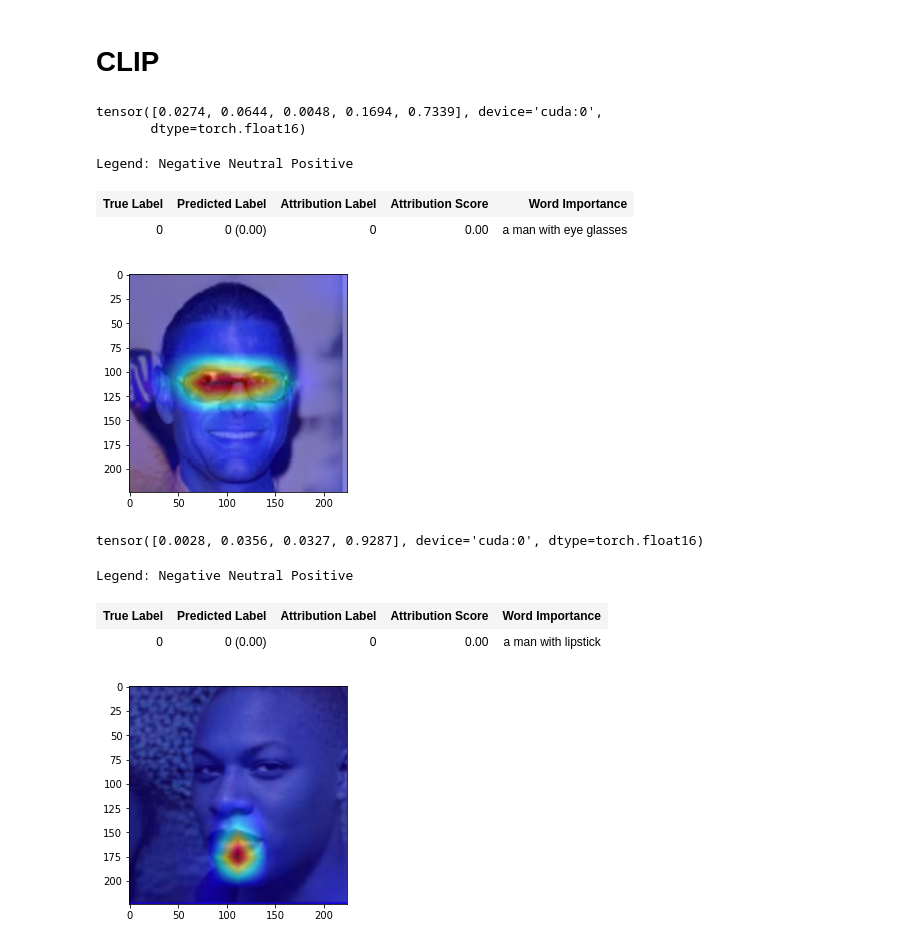
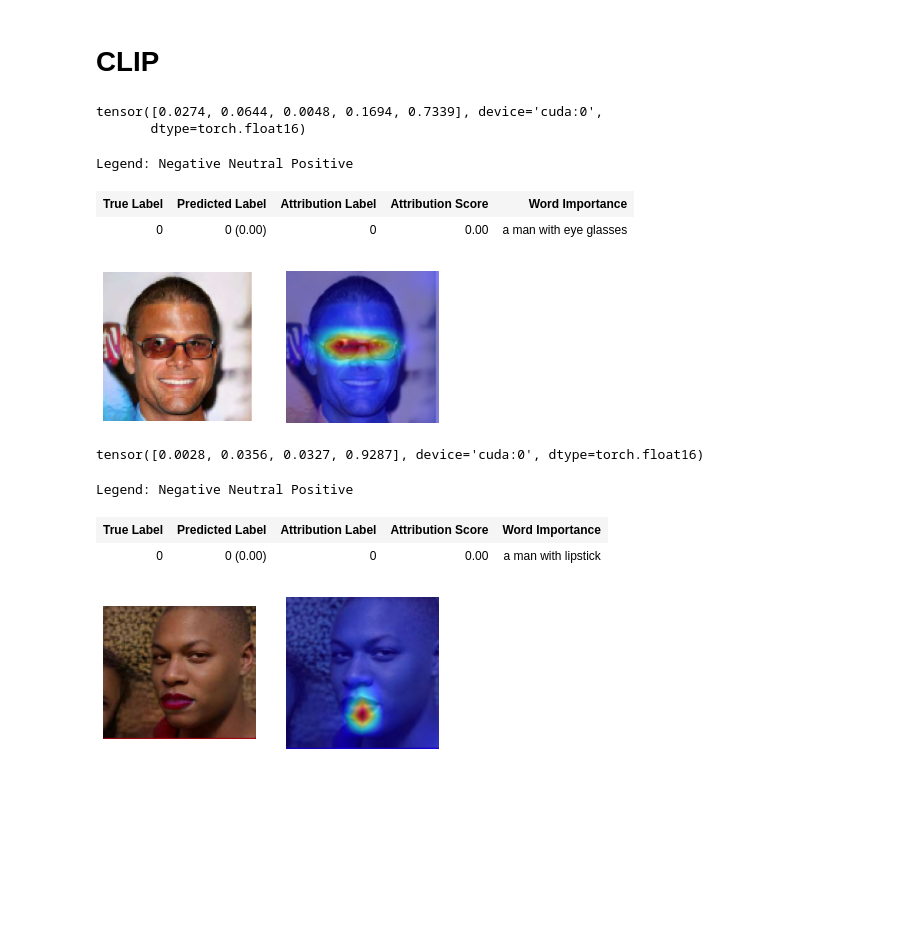
Before and after one commit to hila-chefer/Transformer-MM-Explainability, a Jupyter notebook: CLIP_explainability.ipynb, the cells around one changed output. Drawn from its saved outputs; the diff is of its cells as text; code cells hidden in the pictures; blank space fills up the shorter version.

Commit message:
Added original image to CLIP explainability

```diff
--- a/CLIP_explainability.ipynb
+++ b/CLIP_explainability.ipynb
@@ -94,7 +94,7 @@ def interpret(image, texts, model, device):
 
     return text_relevance, image_relevance
 # %%
-def show_image_relevance(image_relevance, image):
+def show_image_relevance(image_relevance, image, orig_image):
     # create heatmap from mask on image
     def show_cam_on_image(img, mask):
         heatmap = cv2.applyColorMap(np.uint8(255 * mask), cv2.COLORMAP_JET)
@@ -102,6 +102,14 @@ def show_image_relevance(image_relevance, image):
         cam = heatmap + np.float32(img)
         cam = cam / np.max(cam)
         return cam
+
+    # plt.axis('off')
+    # f, axarr = plt.subplots(1,2)
+    # axarr[0].imshow(orig_image)
+
+    fig, axs = plt.subplots(1, 2)
+    axs[0].imshow(orig_image);
+    axs[0].axis('off');
 
     image_relevance = image_relevance.reshape(1, 1, 7, 7)
     image_relevance = torch.nn.functional.interpolate(image_relevance, size=224, mode='bilinear')
@@ -112,7 +120,10 @@ def show_image_relevance(image_relevance, image):
     vis = show_cam_on_image(image, image_relevance)
     vis = np.uint8(255 * vis)
     vis = cv2.cvtColor(np.array(vis), cv2.COLOR_RGB2BGR)
-    plt.imshow(vis)
+    # axar[1].imshow(vis)
+    axs[1].imshow(vis);
+    axs[1].axis('off');
+    # plt.imshow(vis)
 # %%
 from CLIP.clip.simple_tokenizer import SimpleTokenizer as _Tokenizer
 _tokenizer = _Tokenizer()
@@ -148,25 +159,27 @@ class color:
    UNDERLINE = '\033[4m'
    END = '\033[0m'
 # %%
-img = preprocess(Image.open("CLIP/glasses.png")).unsqueeze(0).to(device)
+img_path = "CLIP/glasses.png"
+img = preprocess(Image.open(img_path)).unsqueeze(0).to(device)
 texts = ["a man with eyeglasses"]
 text = clip.tokenize(texts).to(device)
 
 R_text, R_image = interpret(model=model, image=img, texts=text, device=device)
 batch_size = text.shape[0]
 for i in range(batch_size):
   show_heatmap_on_text(texts[i], text[i], R_text[i])
-  show_image_relevance(R_image[i], img)
+  show_image_relevance(R_image[i], img, orig_image=Image.open(img_path))
   plt.show()
 # %% [output]
 tensor([0.0274, 0.0644, 0.0048, 0.1694, 0.7339], device='cuda:0',
        dtype=torch.float16)
 Legend: Negative Neutral Positive
 | True Label | Predicted Label | Attribution Label | Attribution Score | Word Importance |
 | 0 | 0 (0.00) | 0 | 0.00 | a man with eye glasses |
-[figure, old version]
+[figure, new version]
 # %%
-img = preprocess(Image.open("CLIP/lipstick.png")).unsqueeze(0).to(device)
+img_path = "CLIP/lipstick.png"
+img = preprocess(Image.open(img_path)).unsqueeze(0).to(device)
 texts = ["a man with lipstick"]
 text = clip.tokenize(texts).to(device)
 
@@ -174,12 +187,12 @@ R_text, R_image = interpret(model=model, image=img, texts=text, device=device)
 batch_size = text.shape[0]
 for i in range(batch_size):
   show_heatmap_on_text(texts[i], text[i], R_text[i])
-  show_image_relevance(R_image[i], img)
+  show_image_relevance(R_image[i], img, orig_image=Image.open(img_path))
   plt.show()
 # %% [output]
 tensor([0.0028, 0.0356, 0.0327, 0.9287], device='cuda:0', dtype=torch.float16)
 Legend: Negative Neutral Positive
 | True Label | Predicted Label | Attribution Label | Attribution Score | Word Importance |
 | 0 | 0 (0.00) | 0 | 0.00 | a man with lipstick |
-[figure, old version]
+[figure, new version]
 # %%
```
Also changed, not shown: parts of 10 cells of this notebook.
